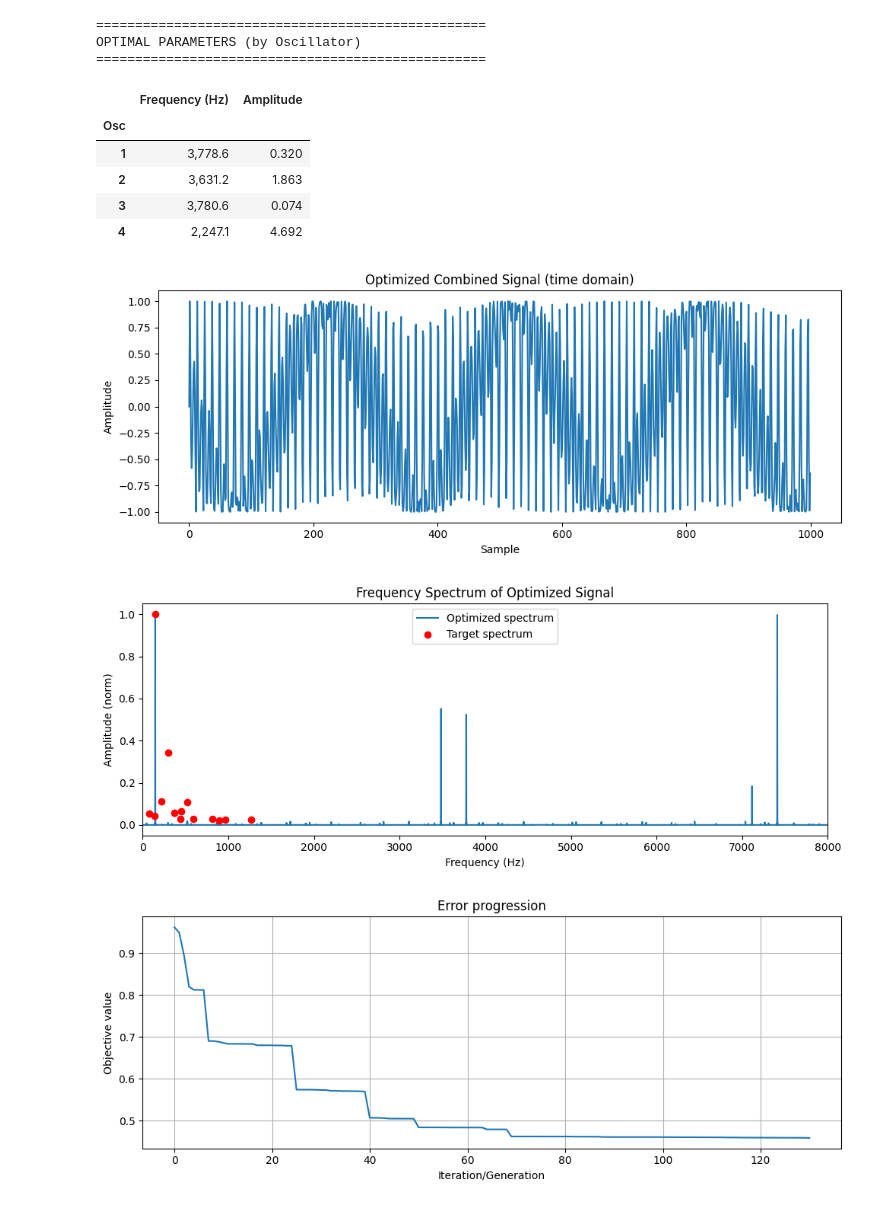
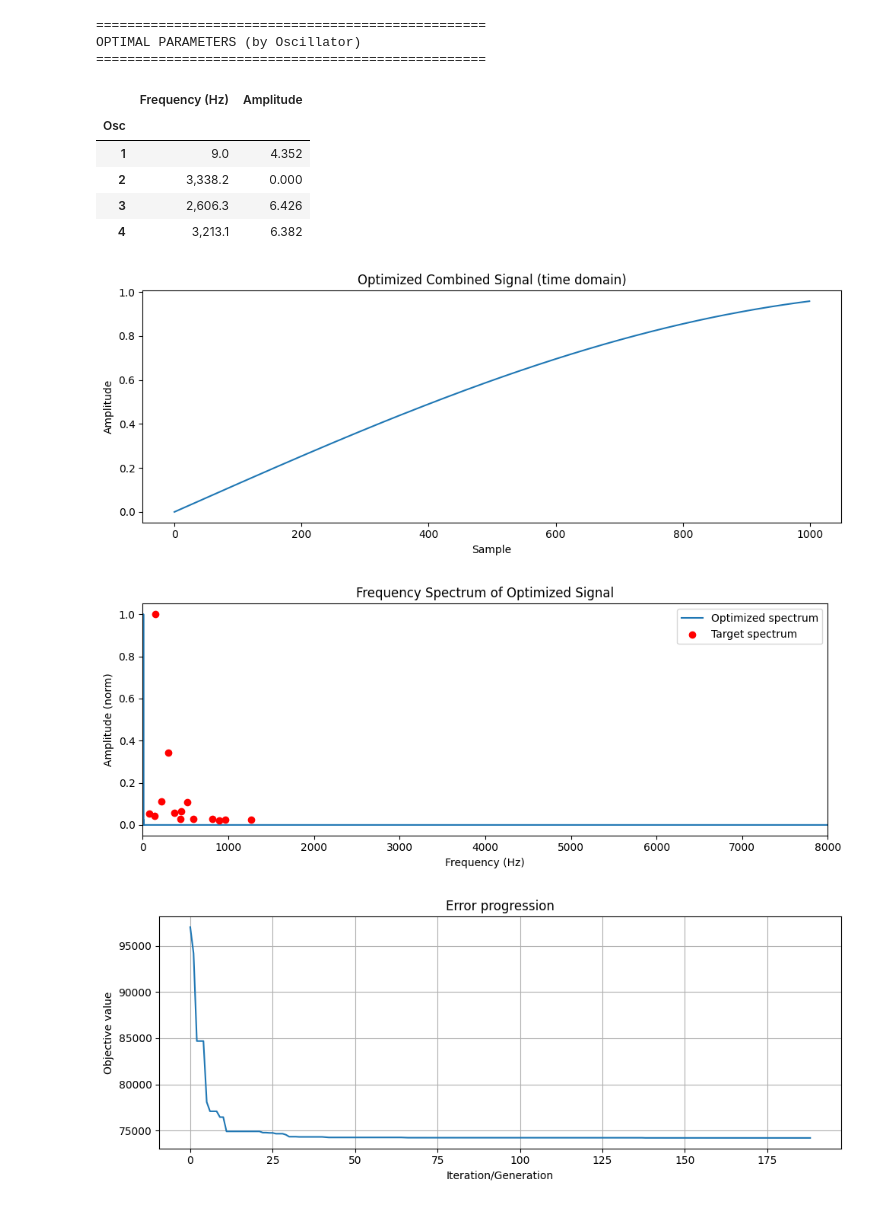
Before and after one commit to egorpol/FFTimbre, a Jupyter notebook: spectral_ml_fm4.ipynb, the cells around one changed output. Cells and saved outputs as stored; diff of their text form; code cells hidden in the pictures.

```diff
--- a/spectral_ml_fm4.ipynb
+++ b/spectral_ml_fm4.ipynb
@@ -14,7 +14,7 @@ from py_scripts.fm_synth_opt import (
 SR = 44100
 DURATION = 1.0
 FFT_PAD = 2
-METRIC = "pearson"  # options: "itakura_saito", "spectral_convergence", "cosine", "euclidean", "manhattan", "kl", "pearson", "mfcc"
+METRIC = "manhattan"  # options: "itakura_saito", "spectral_convergence", "cosine", "euclidean", "manhattan", "kl", "pearson", "mfcc"
 FADE_IN_MS = 10.0
 FADE_OUT_MS = 10.0
 
@@ -120,13 +120,13 @@ FM 4-osc DA → Pearson:   0%|           0/500 [ETA: ?, Elapsed: 00:00]
 ==================================================
 OPTIMAL PARAMETERS (by Oscillator)
 ==================================================
 |  | Frequency (Hz) | Amplitude |
 | Osc |  |  |
-| 1 | 3,778.6 | 0.320 |
-| 2 | 3,631.2 | 1.863 |
-| 3 | 3,780.6 | 0.074 |
-| 4 | 2,247.1 | 4.692 |
+| 1 | 9.0 | 4.352 |
+| 2 | 3,338.2 | 0.000 |
+| 3 | 2,606.3 | 6.426 |
+| 4 | 3,213.1 | 6.382 |
-[figure, old version]
+[figure, new version]
-[figure, old version]
+[figure, new version]
-[figure, old version]
+[figure, new version]
 optimized output:
```
Also changed, not shown: parts of 4 cells of this notebook, 49 other files.
